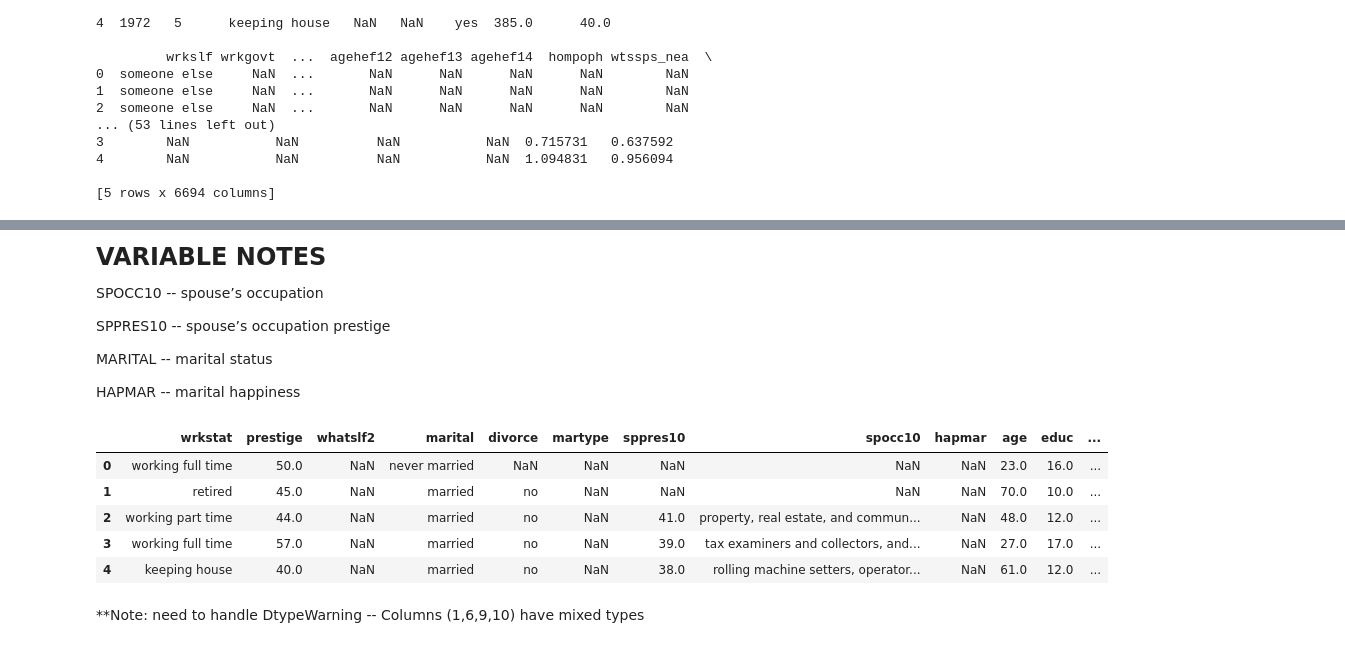
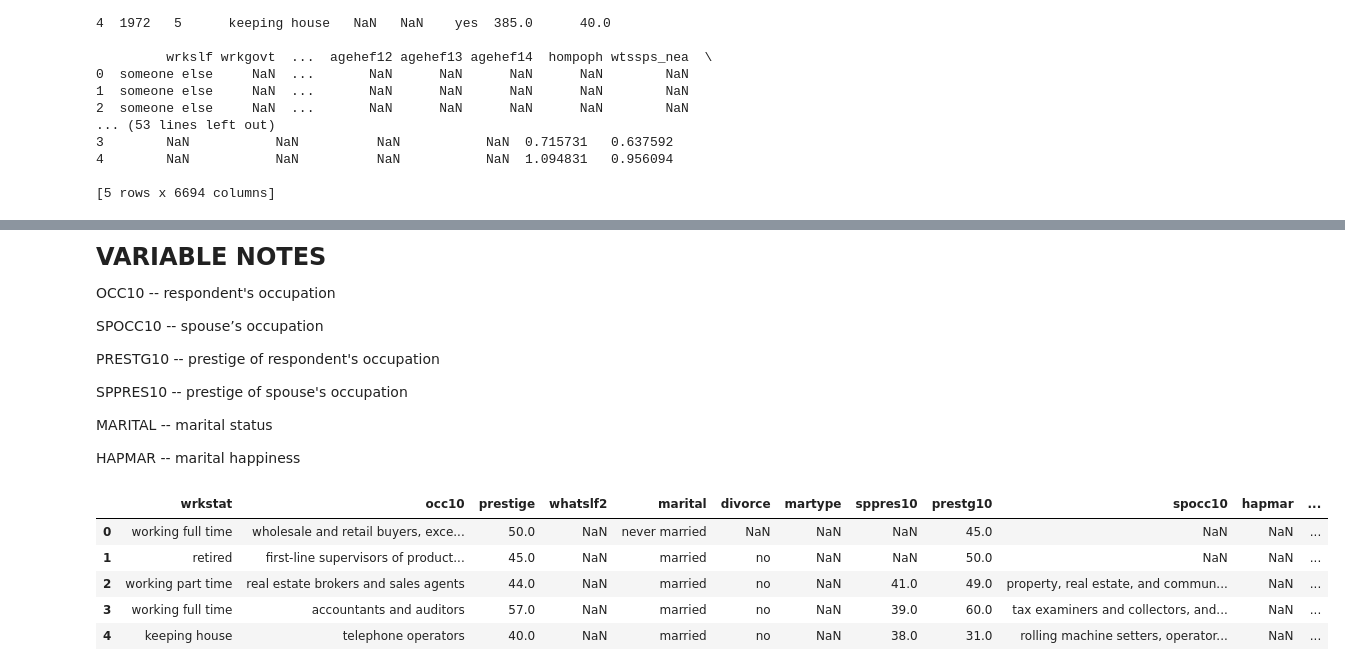
Before and after one commit to torrancefredell/gss_project, a Jupyter notebook: gss_project.ipynb, the cells around one changed output, grey strips where cells are left out. Saved outputs shown, nothing was run; the diff lists cells and outputs as text; code cells hidden in the pictures.

```diff
--- a/gss_project.ipynb
+++ b/gss_project.ipynb
@@ -93,22 +55,24 @@ Branch 'main' set up to track remote branch 'main' from 'origin'.
 # %% [markdown]
 <font size="5">**VARIABLE NOTES**</font>
 
+OCC10 -- respondent's occupation
+
 SPOCC10 -- spouse’s occupation
 
-SPPRES10 -- spouse’s occupation prestige
+PRESTG10 -- prestige of respondent's occupation
+
+SPPRES10 -- prestige of spouse's occupation
 
 MARITAL -- marital status
 
 HAPMAR -- marital happiness
 # %%
-df = pd.read_csv('/content/selected_gss_data.csv')
+df = pd.read_csv('selected_gss_data.csv')
 df.head(5)
 # %% [output]
-|  | wrkstat | prestige | whatslf2 | marital | divorce | martype | sppres10 | spocc10 | hapmar | age | educ | ... |
-| 0 | working full time | 50.0 | NaN | never married | NaN | NaN | NaN | NaN | NaN | 23.0 | 16.0 | ... |
-| 1 | retired | 45.0 | NaN | married | no | NaN | NaN | NaN | NaN | 70.0 | 10.0 | ... |
-| 2 | working part time | 44.0 | NaN | married | no | NaN | 41.0 | property, real estate, and commun... | NaN | 48.0 | 12.0 | ... |
-| 3 | working full time | 57.0 | NaN | married | no | NaN | 39.0 | tax examiners and collectors, and... | NaN | 27.0 | 17.0 | ... |
-| 4 | keeping house | 40.0 | NaN | married | no | NaN | 38.0 | rolling machine setters, operator... | NaN | 61.0 | 12.0 | ... |
+|  | wrkstat | occ10 | prestige | whatslf2 | marital | divorce | martype | sppres10 | prestg10 | spocc10 | hapmar | ... |
+| 0 | working full time | wholesale and retail buyers, exce... | 50.0 | NaN | never married | NaN | NaN | NaN | 45.0 | NaN | NaN | ... |
+| 1 | retired | first-line supervisors of product... | 45.0 | NaN | married | no | NaN | NaN | 50.0 | NaN | NaN | ... |
+| 2 | working part time | real estate brokers and sales agents | 44.0 | NaN | married | no | NaN | 41.0 | 49.0 | property, real estate, and commun... | NaN | ... |
+| 3 | working full time | accountants and auditors | 57.0 | NaN | married | no | NaN | 39.0 | 60.0 | tax examiners and collectors, and... | NaN | ... |
+| 4 | keeping house | telephone operators | 40.0 | NaN | married | no | NaN | 38.0 | 31.0 | rolling machine setters, operator... | NaN | ... |
-# %% [markdown]
-**Note: need to handle DtypeWarning -- Columns (1,6,9,10) have mixed types
```
Also changed, not shown: parts of 13 cells of this notebook.
